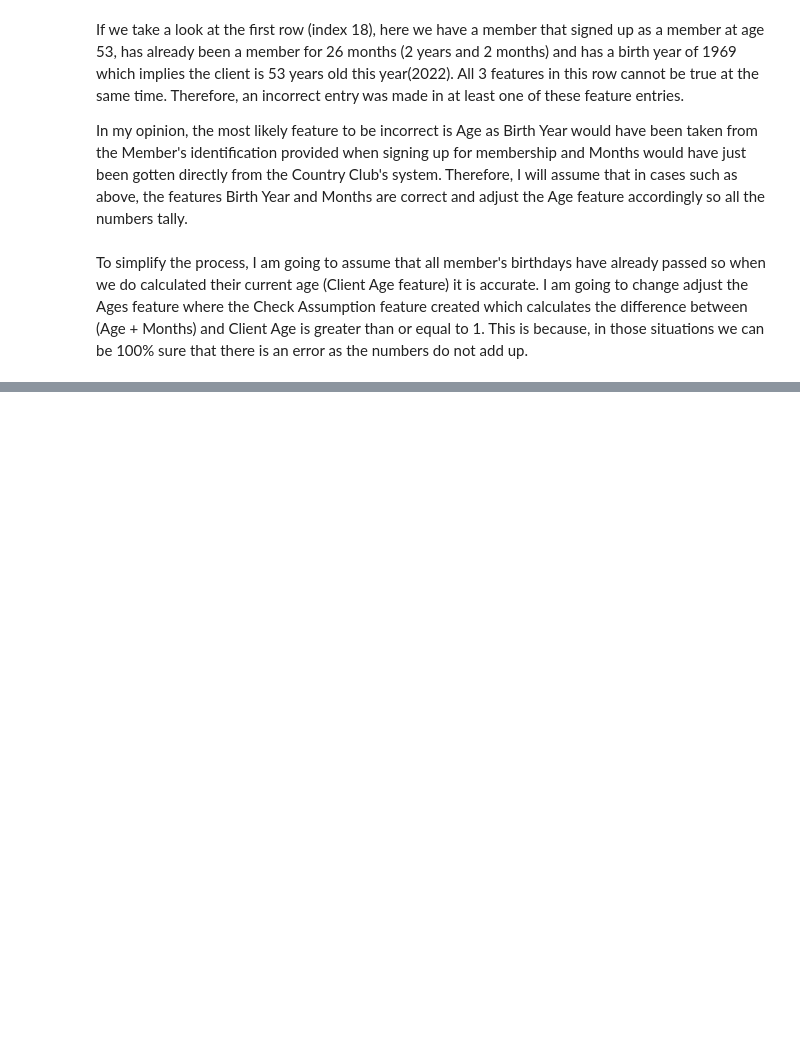
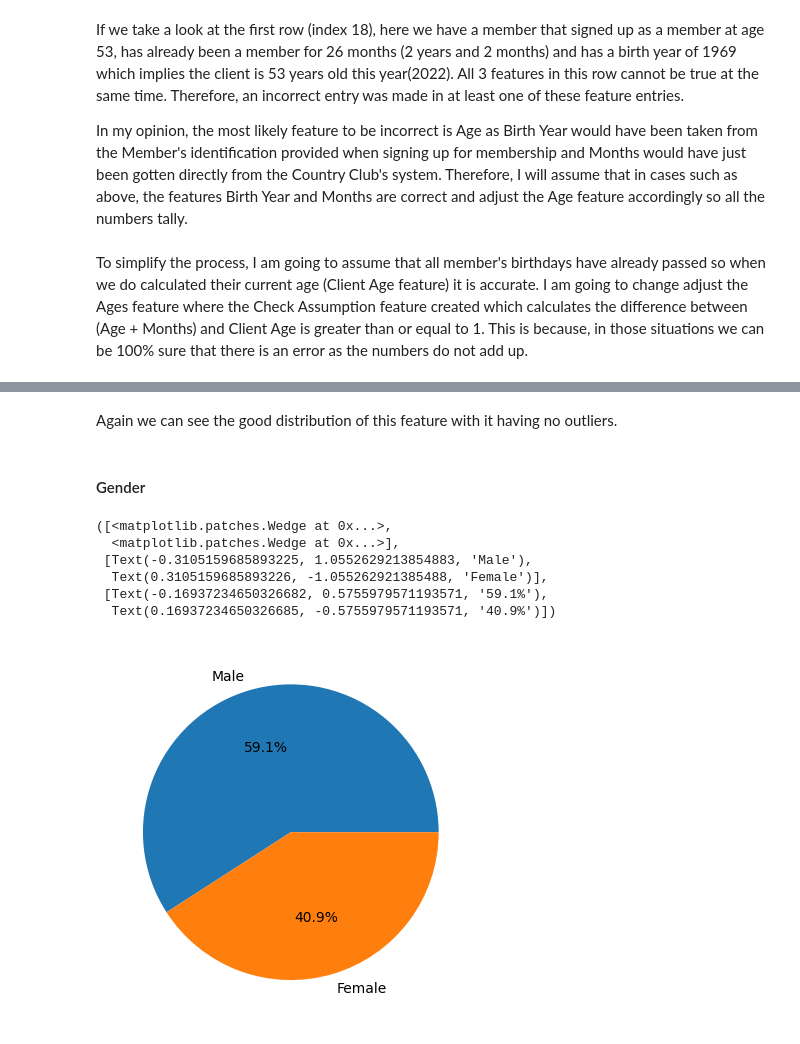
Before and after one commit to Anglesofdeath/attrition-data-science-project, a Jupyter notebook: eda.ipynb, the cells around one changed output, grey strips where cells are left out. Cells and saved outputs as stored; diff of their text form; code cells hidden in the pictures; blank space fills up the shorter version.

```diff
--- a/eda.ipynb
+++ b/eda.ipynb
@@ -453,0 +507,14 @@ def correctAges(check_assumption : float, current_age: float, member_months: int
+# %% [markdown]
+Again we can see the good distribution of this feature with it having no outliers.
+# %% [markdown]
+#### Gender
+# %%
+plt.pie(df['Gender'].value_counts(), autopct='%1.1f%%', labels=['Male', 'Female'])
+# %% [output]
+([<matplotlib.patches.Wedge at 0x...>,
+  <matplotlib.patches.Wedge at 0x...>],
+ [Text(-0.3105159685893225, 1.0552629213854883, 'Male'),
+  Text(0.3105159685893226, -1.055262921385488, 'Female')],
+ [Text(-0.16937234650326682, 0.5755979571193571, '59.1%'),
+  Text(0.16937234650326685, -0.5755979571193571, '40.9%')])
+[figure, added]
```
Also changed, not shown: parts of 14 cells of this notebook.
